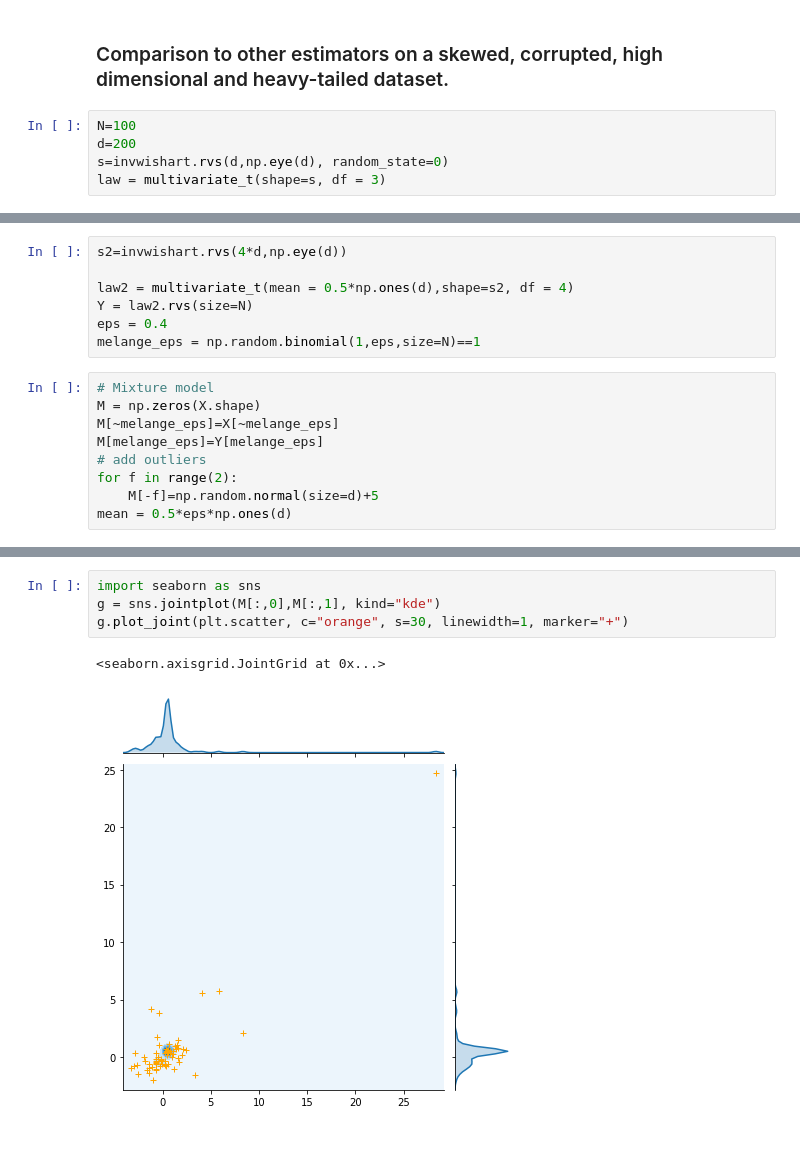
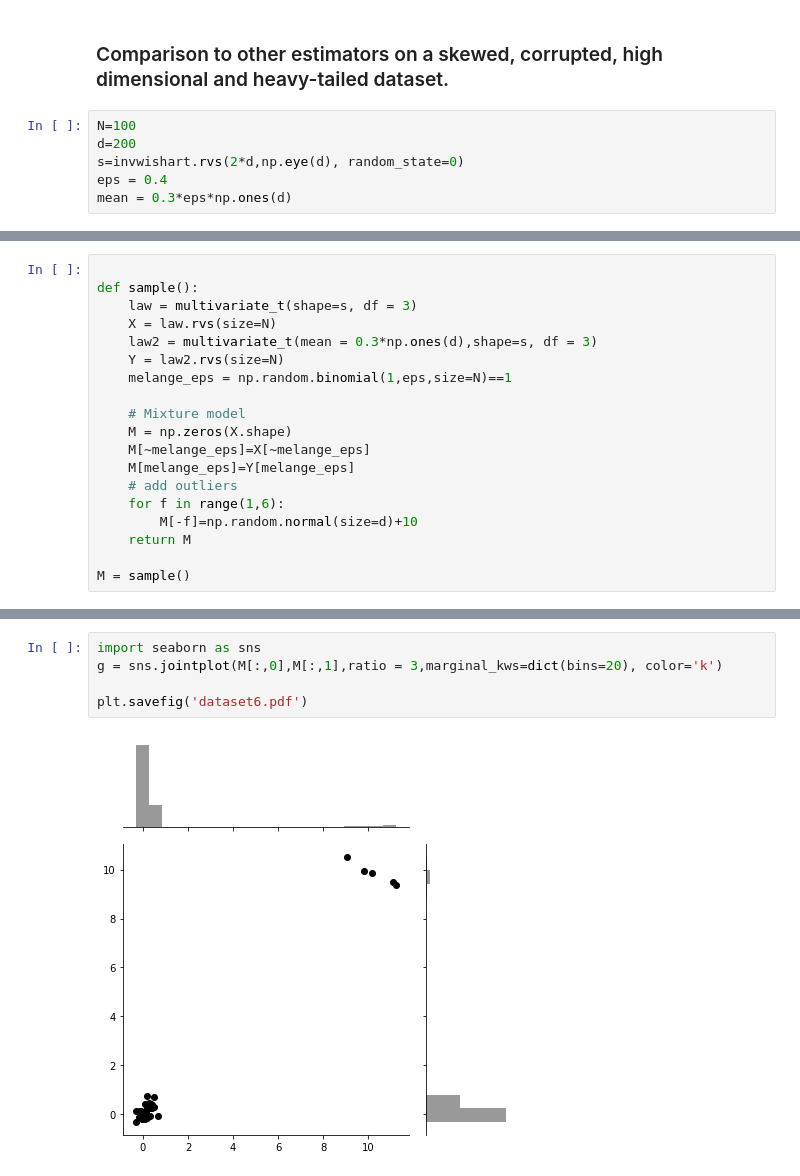
Before and after one commit to TimotheeMathieu/RobustMeanEstimator, a Jupyter notebook: Examples from the article.ipynb, the cells around one changed output, grey strips where cells are left out. Saved outputs shown, nothing was run; the diff lists cells and outputs as text; blank space fills up the shorter version.

```diff
--- a/Examples from the article.ipynb
+++ b/Examples from the article.ipynb
@@ -100,8 +129,9 @@ plt.legend()
 # %%
 N=100
 d=200
-s=invwishart.rvs(d,np.eye(d), random_state=0)
-law = multivariate_t(shape=s, df = 3)
+s=invwishart.rvs(2*d,np.eye(d), random_state=0)
+eps = 0.4
+mean = 0.3*eps*np.ones(d)
 # %%
 print(np.trace(s),np.max(np.linalg.eigvals(s)))
 # %% [output]
@@ -111,19 +139,22 @@ X = law.rvs(size=N)
-# %%
-s2=invwishart.rvs(4*d,np.eye(d))
-
-law2 = multivariate_t(mean = 0.5*np.ones(d),shape=s2, df = 4)
-Y = law2.rvs(size=N)
-eps = 0.4
-melange_eps = np.random.binomial(1,eps,size=N)==1
 # %%
-# Mixture model
-M = np.zeros(X.shape)
-M[~melange_eps]=X[~melange_eps]
-M[melange_eps]=Y[melange_eps]
-# add outliers
-for f in range(2):
-    M[-f]=np.random.normal(size=d)+5
-mean = 0.5*eps*np.ones(d)
+
+def sample():
+    law = multivariate_t(shape=s, df = 3)
+    X = law.rvs(size=N)
+    law2 = multivariate_t(mean = 0.3*np.ones(d),shape=s, df = 3)
+    Y = law2.rvs(size=N)
+    melange_eps = np.random.binomial(1,eps,size=N)==1
+
+    # Mixture model
+    M = np.zeros(X.shape)
+    M[~melange_eps]=X[~melange_eps]
+    M[melange_eps]=Y[melange_eps]
+    # add outliers
+    for f in range(1,6):
+        M[-f]=np.random.normal(size=d)+10
+    return M
+
+M = sample()
 # %%
 print(np.linalg.norm(np.mean(M,axis=0)-mean))
 print(np.linalg.norm(np.median(M,axis=0)-mean))
@@ -138,7 +164,7 @@ plt.scatter(M[:,0],M[:,1])
 # %%
 import seaborn as sns
-g = sns.jointplot(M[:,0],M[:,1], kind="kde")
-g.plot_joint(plt.scatter, c="orange", s=30, linewidth=1, marker="+")
+g = sns.jointplot(M[:,0],M[:,1],ratio = 3,marginal_kws=dict(bins=20), color='k')
+
+plt.savefig('dataset6.pdf')
 # %% [output]
-<seaborn.axisgrid.JointGrid at 0x...>
-[figure, old version]
+[figure, new version]
```
Also changed, not shown: parts of 18 cells of this notebook, 1 other file.
